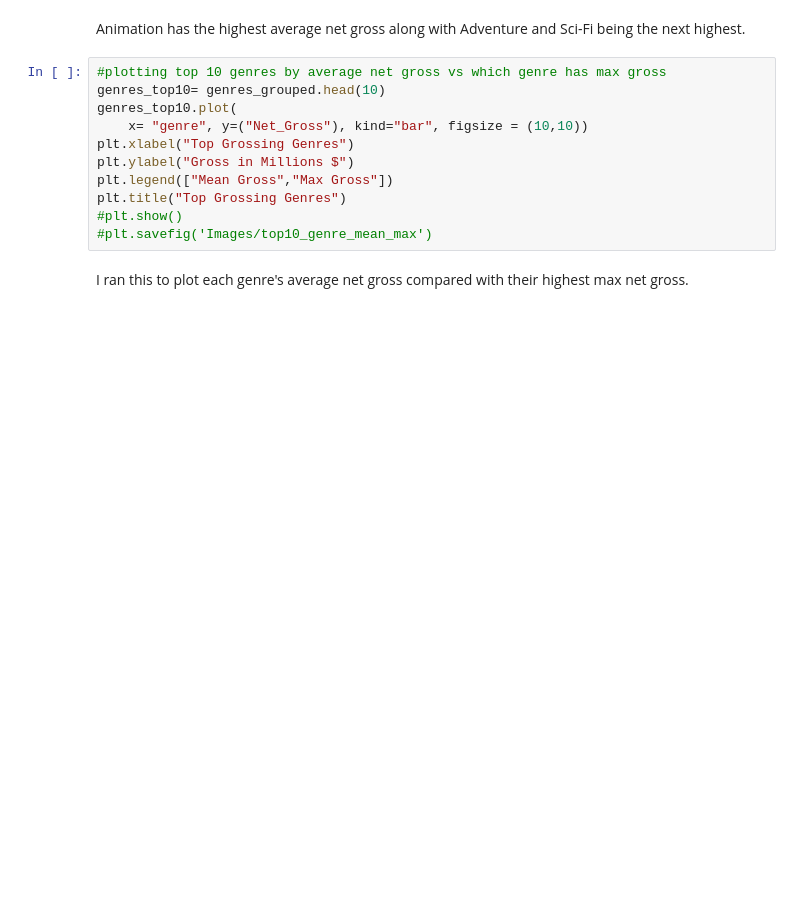
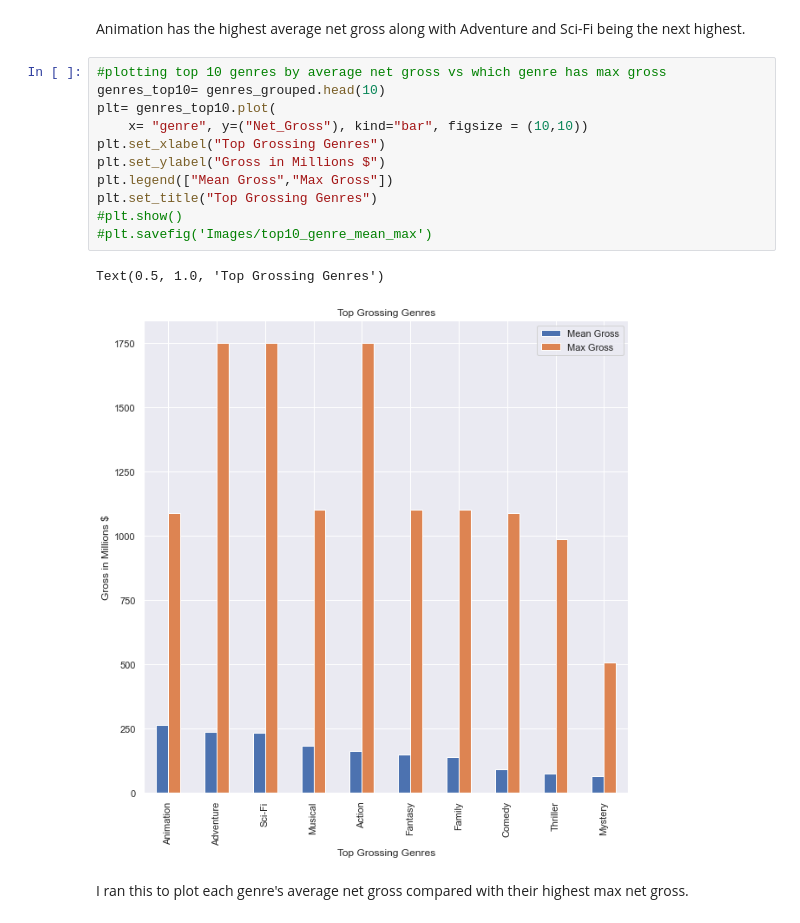
Before and after one commit to ldwilker10/dsc-phase-1-project-v2-4, a Jupyter notebook: Microsoft_Analysis.ipynb, the cells around one changed output. Drawn from its saved outputs; the diff is of its cells as text; blank space fills up the shorter version.

```diff
--- a/Microsoft_Analysis.ipynb
+++ b/Microsoft_Analysis.ipynb
@@ -535,14 +581,17 @@ Animation has the highest average net gross along with Adventure and Sci-Fi bein
 # %%
 #plotting top 10 genres by average net gross vs which genre has max gross
 genres_top10= genres_grouped.head(10)
-genres_top10.plot(
+plt= genres_top10.plot(
     x= "genre", y=("Net_Gross"), kind="bar", figsize = (10,10))
-plt.xlabel("Top Grossing Genres")
-plt.ylabel("Gross in Millions $")
+plt.set_xlabel("Top Grossing Genres")
+plt.set_ylabel("Gross in Millions $")
 plt.legend(["Mean Gross","Max Gross"])
-plt.title("Top Grossing Genres")
+plt.set_title("Top Grossing Genres")
 #plt.show()
 #plt.savefig('Images/top10_genre_mean_max')
+# %% [output]
+Text(0.5, 1.0, 'Top Grossing Genres')
+[figure, added]
 # %% [markdown]
 I ran this to plot each genre's average net gross compared with their highest max net gross.
 # %%
```
Also changed, not shown: parts of 14 cells of this notebook.
